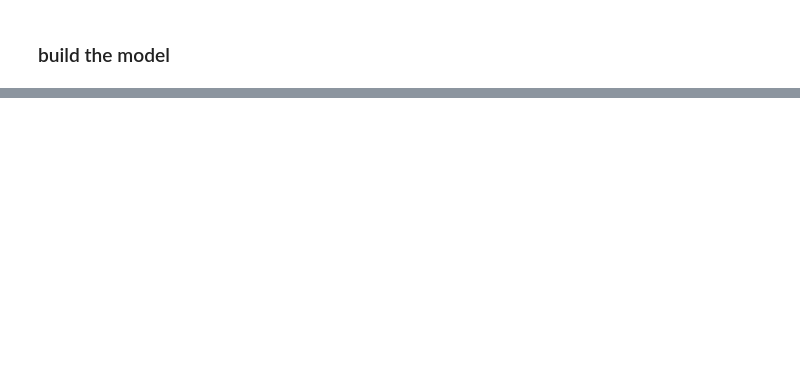
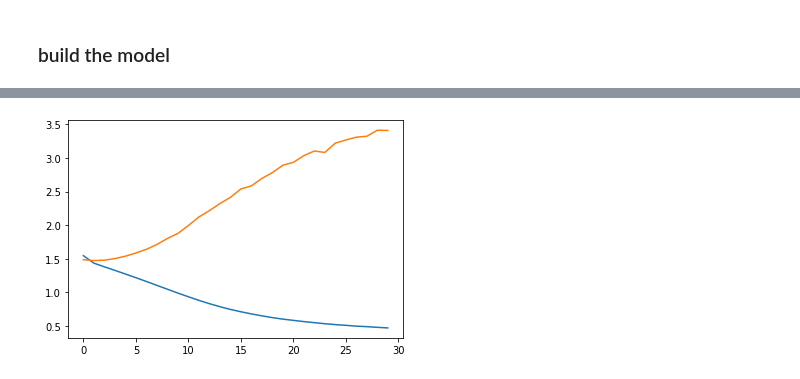
Before and after one commit to Daviditto/Covid_tweet_classification, a Jupyter notebook: clean covid tweet dataset and build a classification model.ipynb, the cells around one changed output, grey strips where cells are left out. Saved outputs shown, nothing was run; the diff lists cells and outputs as text; code cells hidden in the pictures; blank space fills up the shorter version.

```diff
--- a/clean covid tweet dataset and build a classification model.ipynb
+++ b/clean covid tweet dataset and build a classification model.ipynb
@@ -213,2 +189,0 @@ embedding_docs_hash.shape
-# %%
-embedding_docs = np.concatenate((embedding_docs,embedding_docs_hash), axis=1)
@@ -283,0 +198,7 @@ Epoch 20/20
+# %%
+model = models.Sequential()
+model.add(layers.Embedding(10000, 40, input_length=25))
+model.add(layers.LSTM(200))
+model.add(layers.Dense(6, activation='softmax'))
+model.compile(optimizer='adam', loss='categorical_crossentropy', metrics=['acc'])
+model.summary()
@@ -283,0 +223,2 @@ Epoch 20/20
+# %%
+model.fit(Xtrain, ytrain, epochs=30, batch_size=40, validation_data=(Xtest, ytest))
@@ -283,0 +244,9 @@ Epoch 20/20
+# %%
+loss = model.history.history['loss']
+val_loss = model.history.history['val_loss']
+epoches = range(0,30)
+# %%
+plt.plot(epoches, loss)
+plt.plot(epoches, val_loss); # it seems that the model is overfiting the training data
+# %% [output]
+[figure, added]
```
Also changed, not shown: parts of 27 cells of this notebook.
